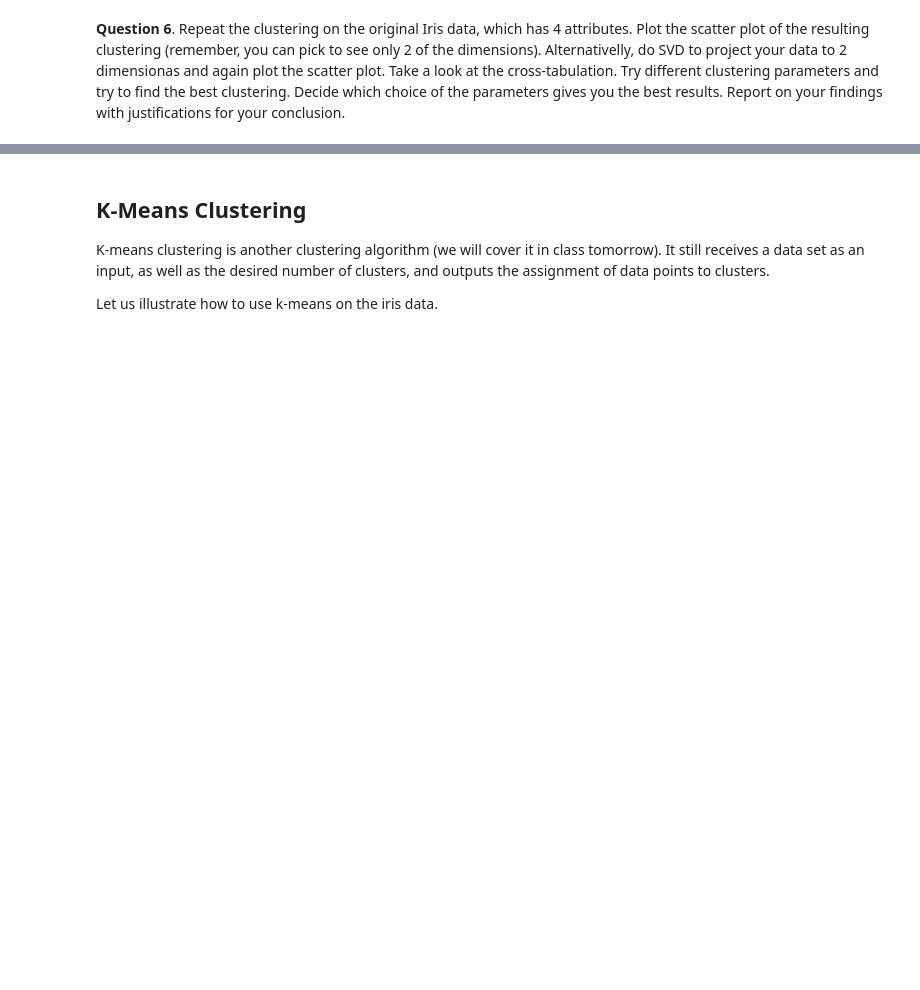
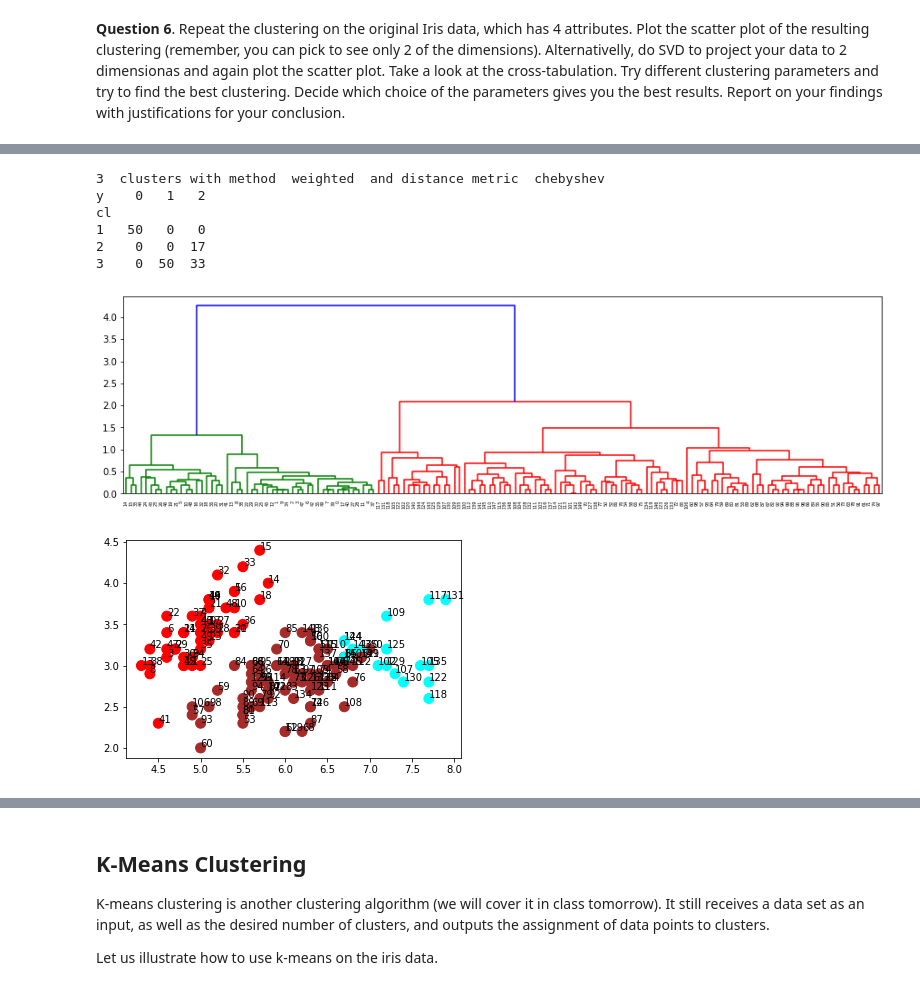
Before and after one commit to BareBeaverBat/cis3715-temple-2020.github.io, a Jupyter notebook: Lab9/CIS3715 (Temple - Spring 2020) Lab9.ipynb, the cells around one changed output, grey strips where cells are left out. Drawn from its saved outputs; the diff is of its cells as text; code cells hidden in the pictures; blank space fills up the shorter version.

```diff
--- a/Lab9/CIS3715 (Temple - Spring 2020) Lab9.ipynb
+++ b/Lab9/CIS3715 (Temple - Spring 2020) Lab9.ipynb
@@ -252,0 +291,12 @@ The product of all of the non-zero entries is multiplied by the quantity of non-
+# %%
+Zfull, cluster_full = try_and_display_clustering(d, "weighted", test_metric="chebyshev", num_clusters=3)
+print(crosstab(cluster_full, y, rownames=['cl'], colnames=['y']))
+# %% [output]
+3  clusters with method  weighted  and distance metric  chebyshev
+y    0   1   2
+cl
+1   50   0   0
+2    0   0  17
+3    0  50  33
+[figure, added]
+[figure, added]
```
Also changed, not shown: parts of 32 cells of this notebook.
